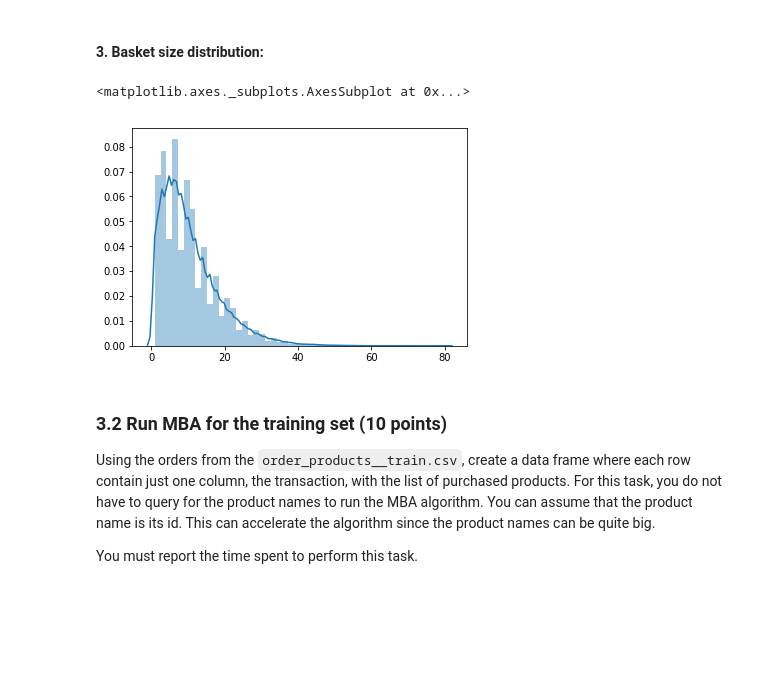
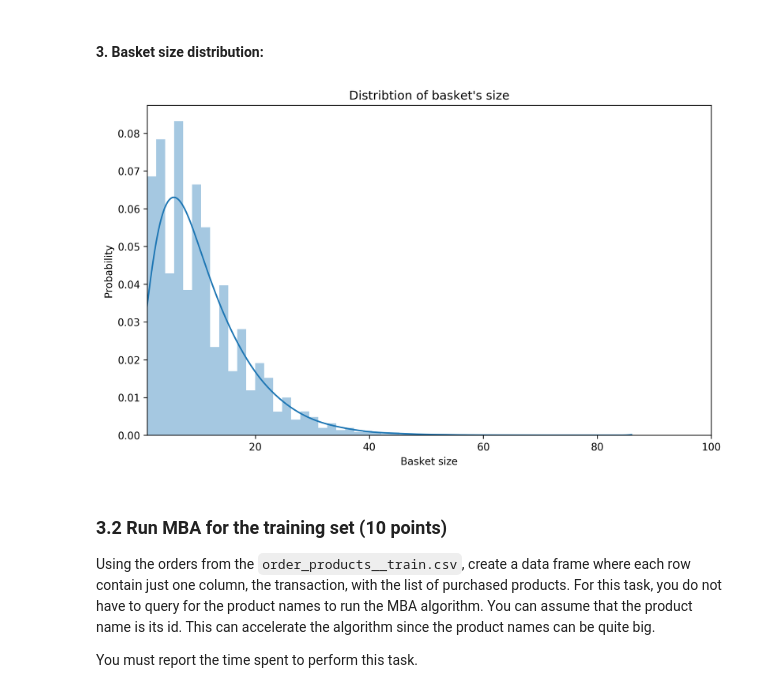
Before and after one commit to TheoMoins/INF8111-Assignment, a Jupyter notebook: 03/tp3.ipynb, the cells around one changed output. Saved outputs shown, nothing was run; the diff lists cells and outputs as text; code cells hidden in the pictures; blank space fills up the shorter version.

```diff
--- a/03/tp3.ipynb
+++ b/03/tp3.ipynb
@@ -688,15 +688,21 @@ plt.show()
 # %% [markdown]
 #### 3. Basket size distribution:
 # %%
-import seaborn as sns
-
 basket_size = spark.sql('SELECT COUNT(*) as c '
-                          'FROM order_prod '
-                          'GROUP BY order_id ').toPandas()
-sns.distplot(basket_size)
+                        'FROM order_prod '
+                        'GROUP BY order_id ').toPandas()
-# %% [output]
-<matplotlib.axes._subplots.AxesSubplot at 0x...>
-[figure, removed]
+# %%
+import seaborn as sns
+
+plt.figure(figsize=(10, 6), dpi=300)
+sns.distplot(basket_size, kde_kws={"bw":2, "gridsize":1000})
+plt.xlim((1,100))
+plt.title("Distribtion of basket's size")
+plt.xlabel("Basket size")
+plt.ylabel("Probability")
+plt.show()
+# %% [output]
+[figure, added]
 # %% [markdown]
 ### 3.2 Run MBA for the training set (10 points)
 
```
Also changed, not shown: parts of 9 cells of this notebook.
